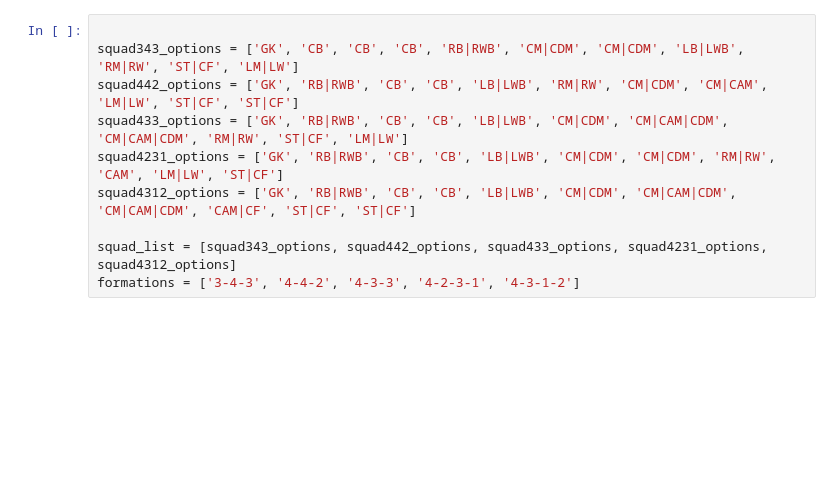
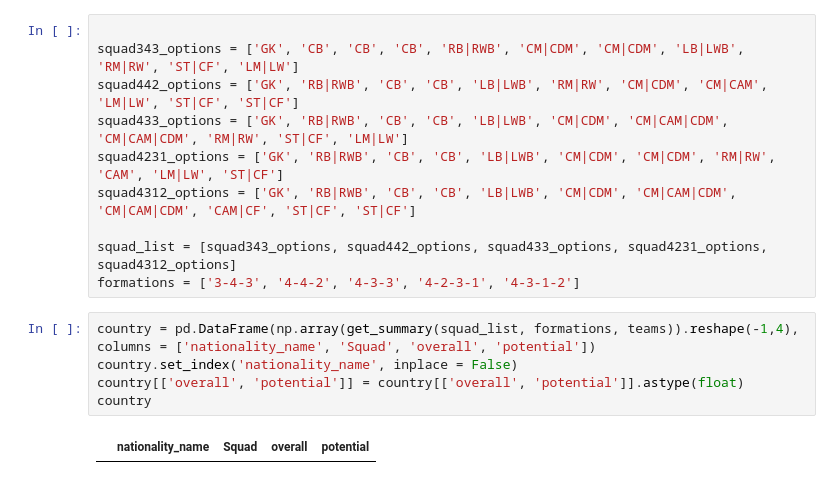
Before and after one commit to alberespi/FIFA22_WorldCup_Prediction, a Jupyter notebook: stats_equipos.ipynb, the cells around one changed output. Saved outputs shown, nothing was run; the diff lists cells and outputs as text; blank space fills up the shorter version.

```diff
--- a/stats_equipos.ipynb
+++ b/stats_equipos.ipynb
@@ -280,3 +280,10 @@ squad4312_options = ['GK', 'RB|RWB', 'CB', 'CB', 'LB|LWB', 'CM|CDM', 'CM|CAM|CDM
 
 squad_list = [squad343_options, squad442_options, squad433_options, squad4231_options, squad4312_options]
 formations = ['3-4-3', '4-4-2', '4-3-3', '4-2-3-1', '4-3-1-2']
+# %%
+country = pd.DataFrame(np.array(get_summary(squad_list, formations, teams)).reshape(-1,4), columns = ['nationality_name', 'Squad', 'overall', 'potential'])
+country.set_index('nationality_name', inplace = False)
+country[['overall', 'potential']] = country[['overall', 'potential']].astype(float)
+country
+# %% [output]
+|  | nationality_name | Squad | overall | potential |
```
Also changed, not shown: parts of 1 cell of this notebook, 7 other files.
